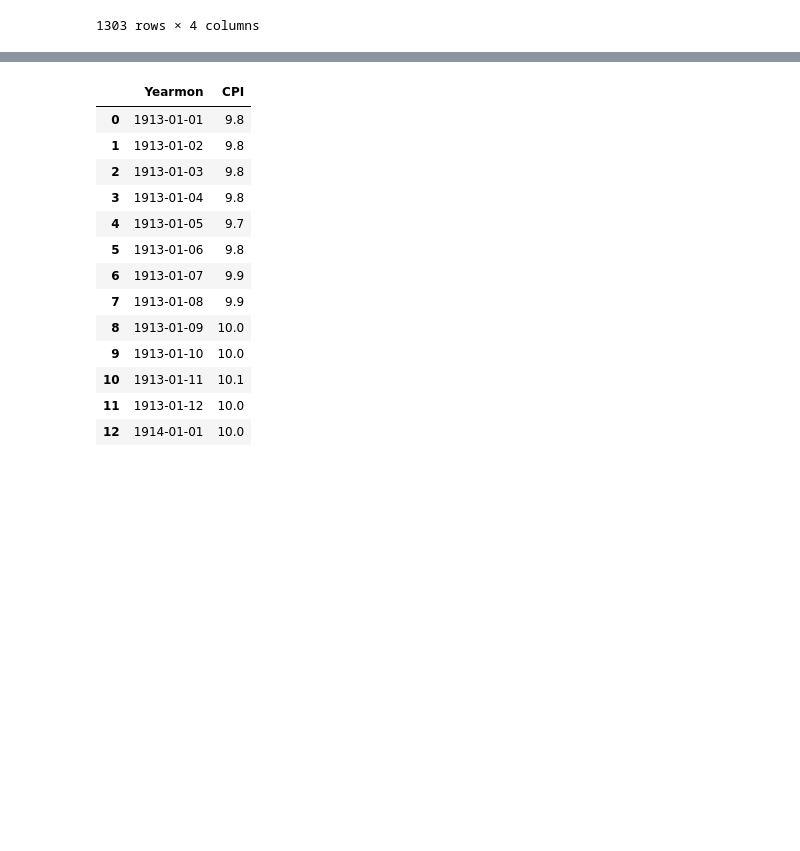
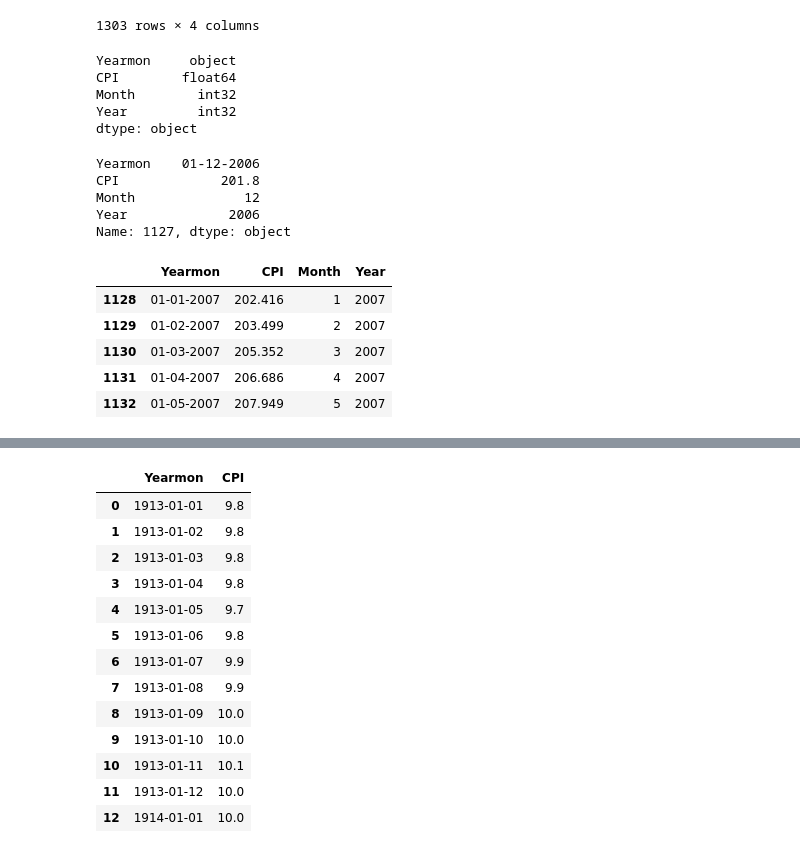
Before and after one commit to AJMnd/Data_Science_Salary, a Jupyter notebook: Notebooks/cleaning_historical_data.ipynb, the cells around one changed output, grey strips where cells are left out. Drawn from its saved outputs; the diff is of its cells as text; code cells hidden in the pictures; blank space fills up the shorter version.

```diff
--- a/Notebooks/cleaning_historical_data.ipynb
+++ b/Notebooks/cleaning_historical_data.ipynb
@@ -60,3 +64,34 @@ CPI_df
 | 1301 | 01-06-2021 | 271.696 | 06 | 2021 |
 | 1302 | 01-07-2021 | 273.003 | 07 | 2021 |
 1303 rows × 4 columns
+# %%
+#https://pandas.pydata.org/docs/reference/api/pandas.to_datetime.html <--datetime documentation
+
+CPI_df[['Month', 'Year']] = CPI_df[['Month', 'Year']].astype(int)
+CPI_df.dtypes
+# %% [output]
+Yearmon     object
+CPI        float64
+Month        int32
+Year         int32
+dtype: object
+# %%
+#url: https://www.shanelynn.ie/pandas-drop-delete-dataframe-rows-columns/
+
+CPI_df.loc[1127]
+# %% [output]
+Yearmon    01-12-2006
+CPI             201.8
+Month              12
+Year             2006
+Name: 1127, dtype: object
+# %%
+CPI_df = CPI_df[1128:]
+CPI_df.head()
+# %% [output]
+|  | Yearmon | CPI | Month | Year |
+| 1128 | 01-01-2007 | 202.416 | 1 | 2007 |
+| 1129 | 01-02-2007 | 203.499 | 2 | 2007 |
+| 1130 | 01-03-2007 | 205.352 | 3 | 2007 |
+| 1131 | 01-04-2007 | 206.686 | 4 | 2007 |
+| 1132 | 01-05-2007 | 207.949 | 5 | 2007 |
```
Also changed, not shown: parts of 3 cells of this notebook, 1 other file.
